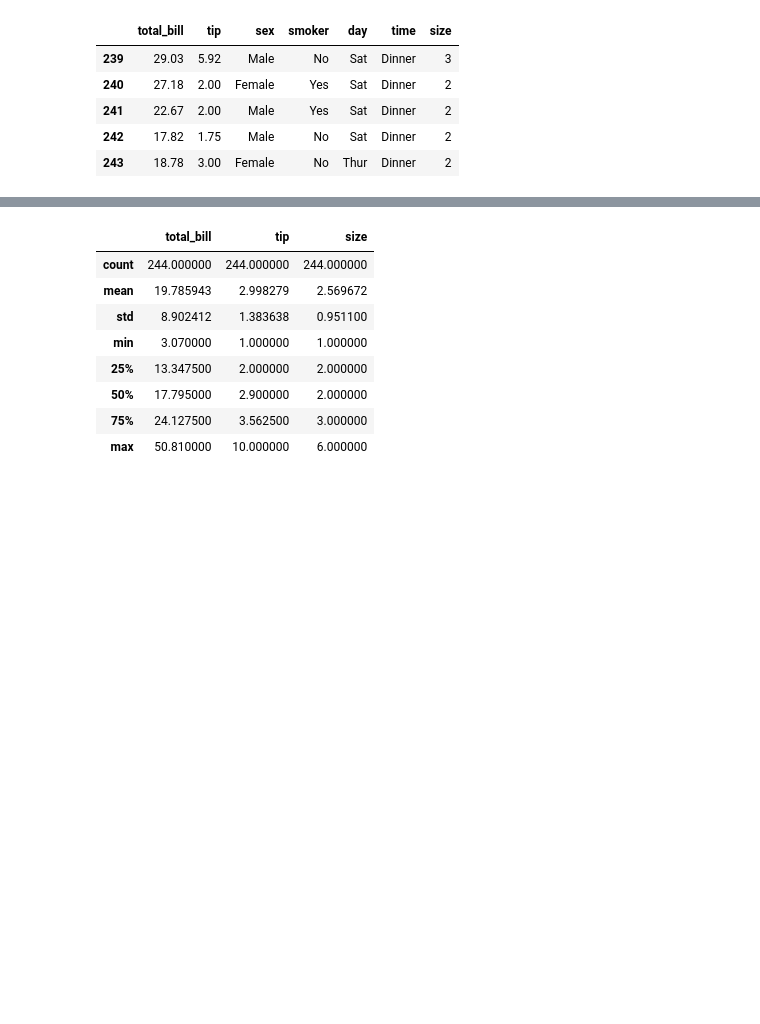
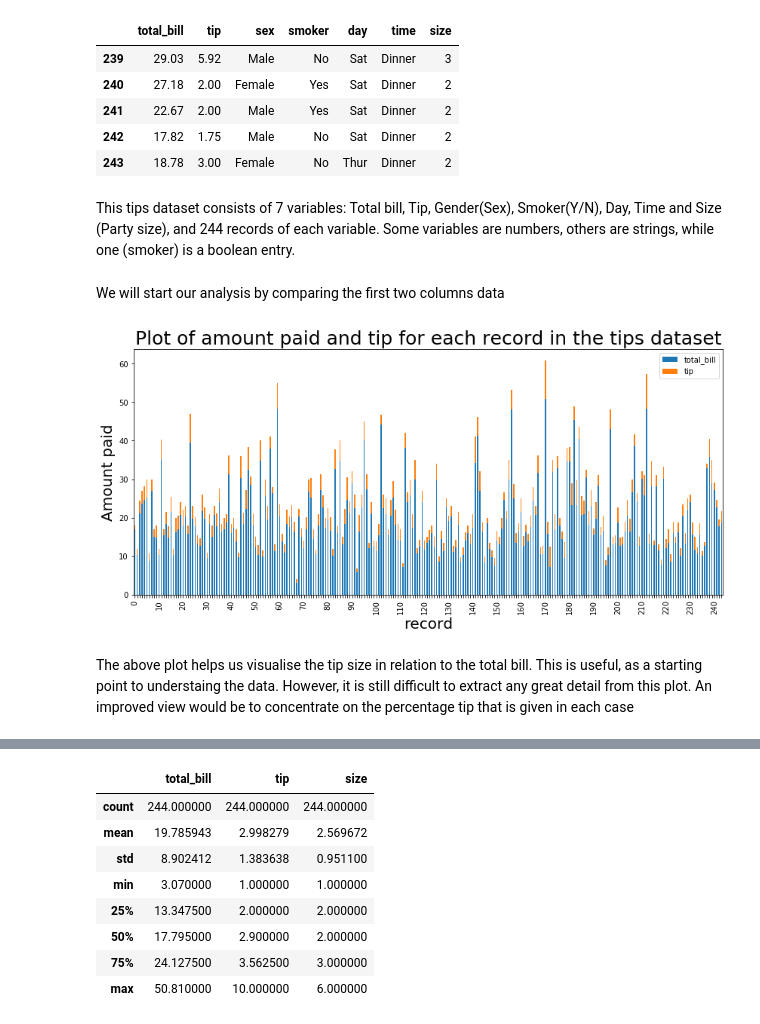
Before and after one commit to BarryClarke/Fundamentals---Assessment-2019, a Jupyter notebook: Tips dataset.ipynb, the cells around one changed output, grey strips where cells are left out. Saved outputs shown, nothing was run; the diff lists cells and outputs as text; code cells hidden in the pictures; blank space fills up the shorter version.

Commit message:
Re-edited layout and picture sizes for better presentation

```diff
--- a/Tips dataset.ipynb
+++ b/Tips dataset.ipynb
@@ -74,3 +46,26 @@ data.tail()
 | 241 | 22.67 | 2.00 | Male | Yes | Sat | Dinner | 2 |
 | 242 | 17.82 | 1.75 | Male | No | Sat | Dinner | 2 |
 | 243 | 18.78 | 3.00 | Female | No | Thur | Dinner | 2 |
+# %% [markdown]
+This tips dataset consists of 7 variables: Total bill, Tip, Gender(Sex), Smoker(Y/N), Day, Time and Size (Party size), and 244 records of each variable. Some variables are numbers, others are strings, while one (smoker) is a boolean entry.<br>
+# %% [markdown]
+We will start our analysis by comparing the first two columns data
+# %%
+# Create a dataset with only total bill and tip included
+data2 = data[["total_bill", "tip"]]
+# Adjust the output plot sizes to be full page width [2]
+plt.rcParams['figure.figsize'] = (14,6)
+# Plot a stacked bar graph to show the total bill and the amount of tip for each record
+ax = data2.plot.bar(stacked=True)
+# Adding plot titles and axis labels, with font size adjustments
+plt.title('Plot of amount paid and tip for each record in the tips dataset', size=25)
+plt.xlabel('record', size=20)
+plt.ylabel('Amount paid', size=20)
+# Adjust the x-axis ticks to only display every 10th tick label [3]
+for i, t in enumerate(ax.get_xticklabels()):
+    if (i % 10) != 0:
+      t.set_visible(False)
+# %% [output]
+[figure, added]
+# %% [markdown]
+The above plot helps us visualise the tip size in relation to the total bill. This is useful, as a starting point to understaing the data. However, it is still difficult to extract any great detail from this plot. An improved view would be to concentrate on the percentage tip that is given in each case
```
Also changed, not shown: parts of 23 cells of this notebook, 1 other file.
